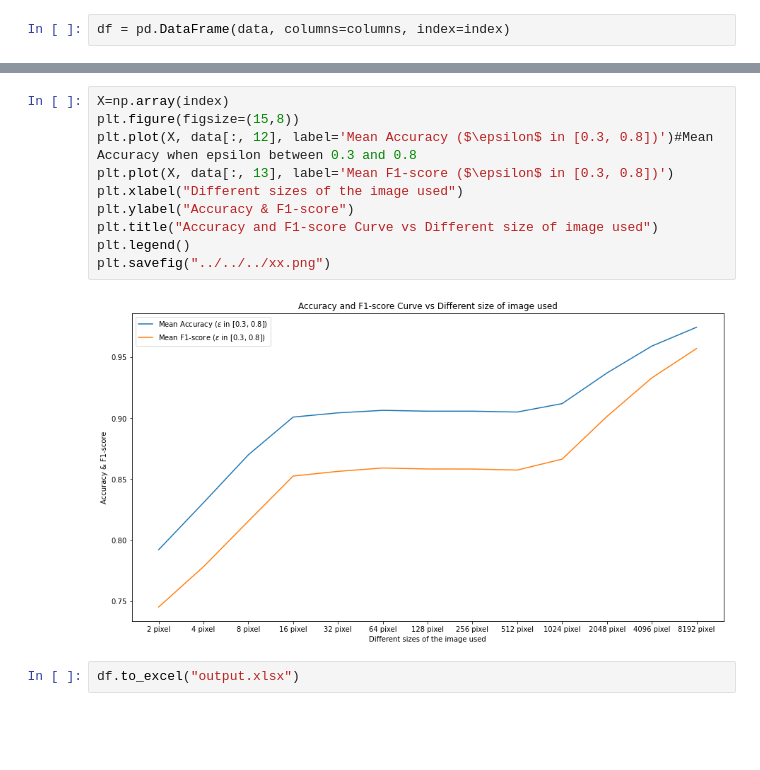
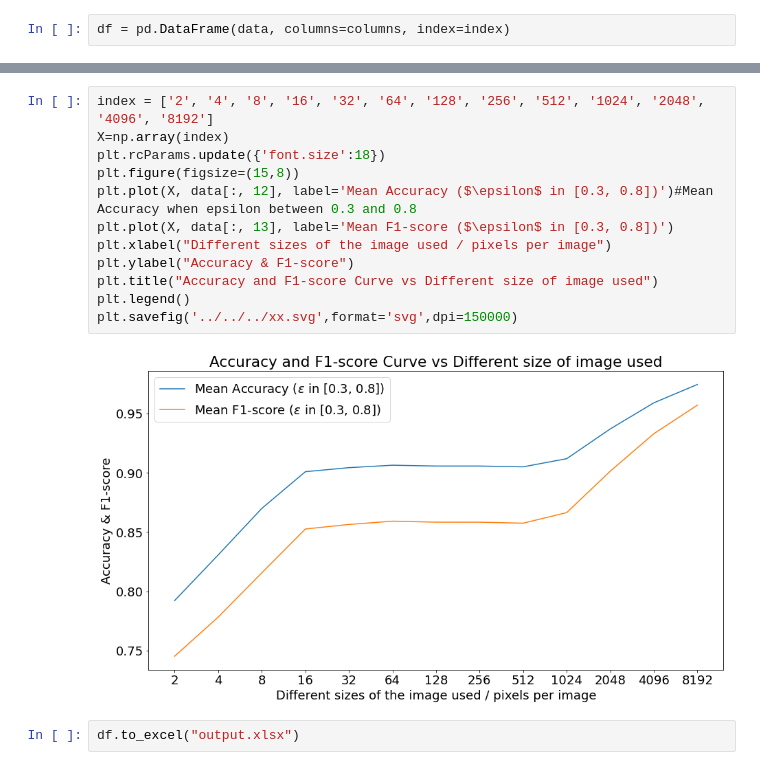
Before and after one commit to u6684258/sonic, a Jupyter notebook: src/RSP/feasibility_check.ipynb, the cells around one changed output, grey strips where cells are left out. Cells and saved outputs as stored; diff of their text form; blank space fills up the shorter version.

Commit message:
bigger graph output

```diff
--- a/src/RSP/feasibility_check.ipynb
+++ b/src/RSP/feasibility_check.ipynb
@@ -698,16 +698,18 @@ df
 | 4096 pixel | 0.947368 | 1.000000 | 0.982456 | 0.912281 | ... |
 | 8192 pixel | 0.964912 | 1.000000 | 1.000000 | 0.929825 | ... |
 # %%
+index = ['2', '4', '8', '16', '32', '64', '128', '256', '512', '1024', '2048', '4096', '8192']
 X=np.array(index)
+plt.rcParams.update({'font.size':18})
 plt.figure(figsize=(15,8))
 plt.plot(X, data[:, 12], label='Mean Accuracy ($\epsilon$ in [0.3, 0.8])')#Mean Accuracy when epsilon between 0.3 and 0.8
 plt.plot(X, data[:, 13], label='Mean F1-score ($\epsilon$ in [0.3, 0.8])')
-plt.xlabel("Different sizes of the image used")
+plt.xlabel("Different sizes of the image used / pixels per image")
 plt.ylabel("Accuracy & F1-score")
 plt.title("Accuracy and F1-score Curve vs Different size of image used")
 plt.legend()
-plt.savefig("../../../xx.png")
+plt.savefig('../../../xx.svg',format='svg',dpi=150000)
 # %% [output]
-[figure, old version]
+[figure, new version]
 # %%
 df.to_excel("output.xlsx")
```
Also changed, not shown: 2 other files.
